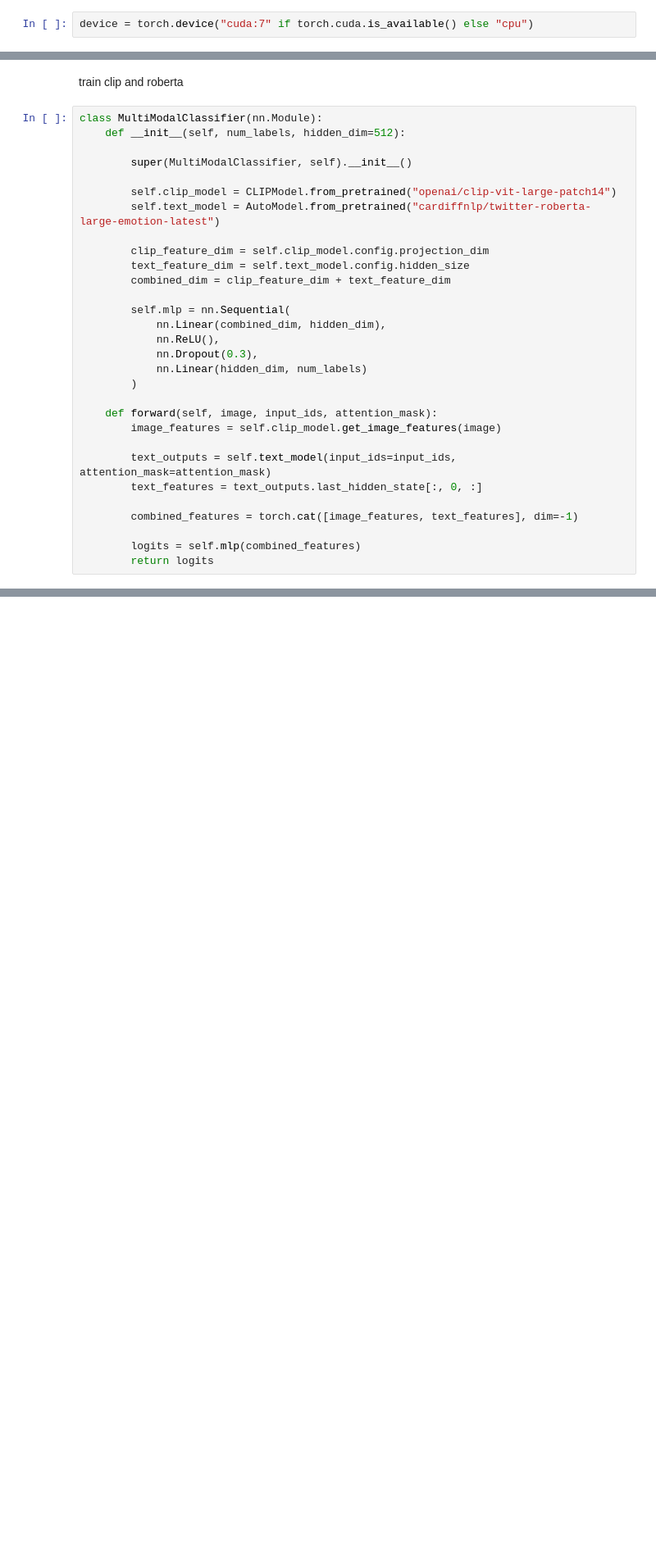
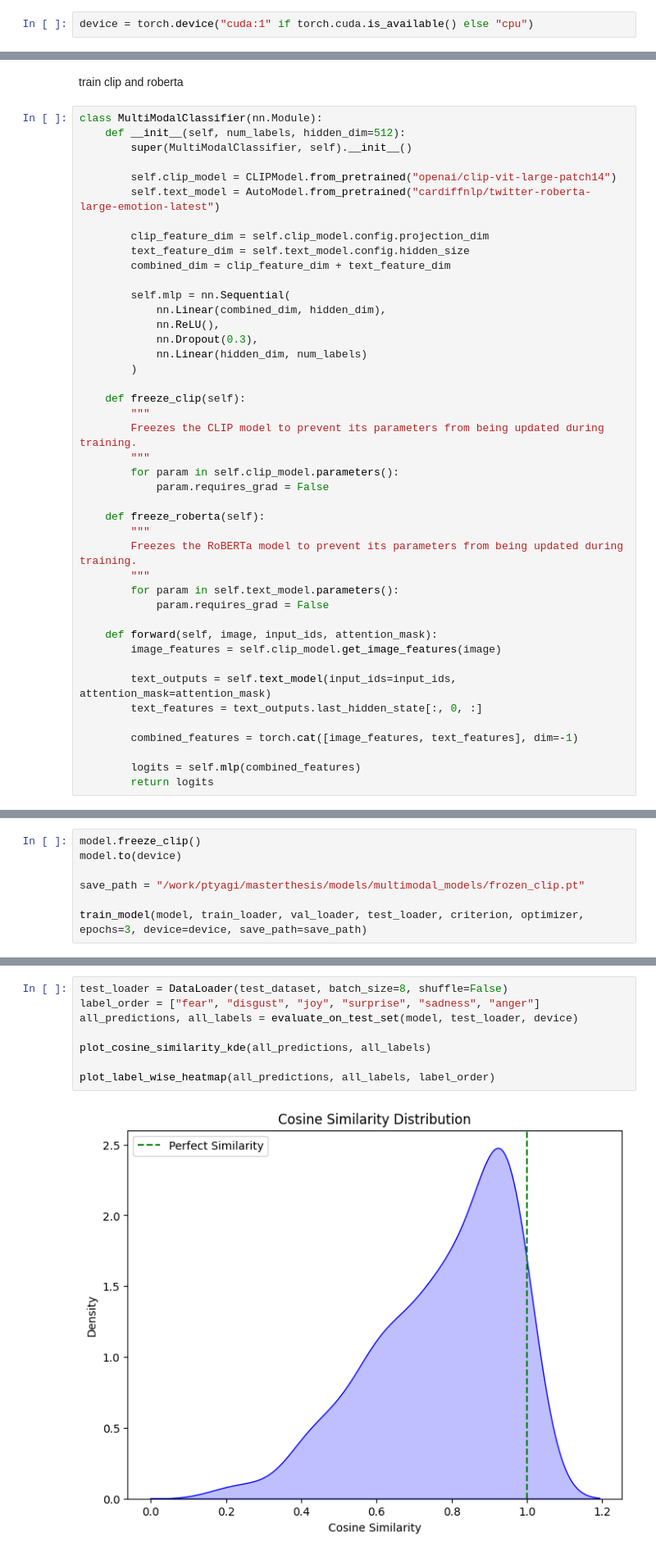
Before and after one commit to tyagiprnv/masterthesis, a Jupyter notebook: src/notebooks/multimodal_experimentation.ipynb, the cells around one changed output, grey strips where cells are left out. Shown at 82% size. Saved outputs shown, nothing was run; the diff lists cells and outputs as text; blank space fills up the shorter version.

Commit message:
add frozen training

```diff
--- a/src/notebooks/multimodal_experimentation.ipynb
+++ b/src/notebooks/multimodal_experimentation.ipynb
@@ -18,5 +19,5 @@ from tqdm import tqdm
 # %%
-device = torch.device("cuda:7" if torch.cuda.is_available() else "cpu")
+device = torch.device("cuda:1" if torch.cuda.is_available() else "cpu")
 # %%
 class MLPForCombinedPredictions(nn.Module):
     def __init__(self, input_dim, hidden_dim, num_labels):
@@ -243,7 +244,6 @@ train clip and roberta
 # %%
 class MultiModalClassifier(nn.Module):
     def __init__(self, num_labels, hidden_dim=512):
-
         super(MultiModalClassifier, self).__init__()
 
         self.clip_model = CLIPModel.from_pretrained("openai/clip-vit-large-patch14")
@@ -260,6 +260,20 @@ class MultiModalClassifier(nn.Module):
             nn.Linear(hidden_dim, num_labels)
         )
 
+    def freeze_clip(self):
+        """
+        Freezes the CLIP model to prevent its parameters from being updated during training.
+        """
+        for param in self.clip_model.parameters():
+            param.requires_grad = False
+
+    def freeze_roberta(self):
+        """
+        Freezes the RoBERTa model to prevent its parameters from being updated during training.
+        """
+        for param in self.text_model.parameters():
+            param.requires_grad = False
+
     def forward(self, image, input_ids, attention_mask):
         image_features = self.clip_model.get_image_features(image)
 
@@ -632,0 +633,7 @@ plot_label_wise_heatmap(all_predictions, all_labels, label_order)
+# %%
+model.freeze_clip()
+model.to(device)
+
+save_path = "/work/ptyagi/masterthesis/models/multimodal_models/frozen_clip.pt"
+
+train_model(model, train_loader, val_loader, test_loader, criterion, optimizer, epochs=3, device=device, save_path=save_path)
@@ -632,0 +649,10 @@ plot_label_wise_heatmap(all_predictions, all_labels, label_order)
+# %%
+test_loader = DataLoader(test_dataset, batch_size=8, shuffle=False)
+label_order = ["fear", "disgust", "joy", "surprise", "sadness", "anger"]
+all_predictions, all_labels = evaluate_on_test_set(model, test_loader, device)
+
+plot_cosine_similarity_kde(all_predictions, all_labels)
+
+plot_label_wise_heatmap(all_predictions, all_labels, label_order)
+# %% [output]
+[figure, added]
```
Also changed, not shown: parts of 14 cells of this notebook.
